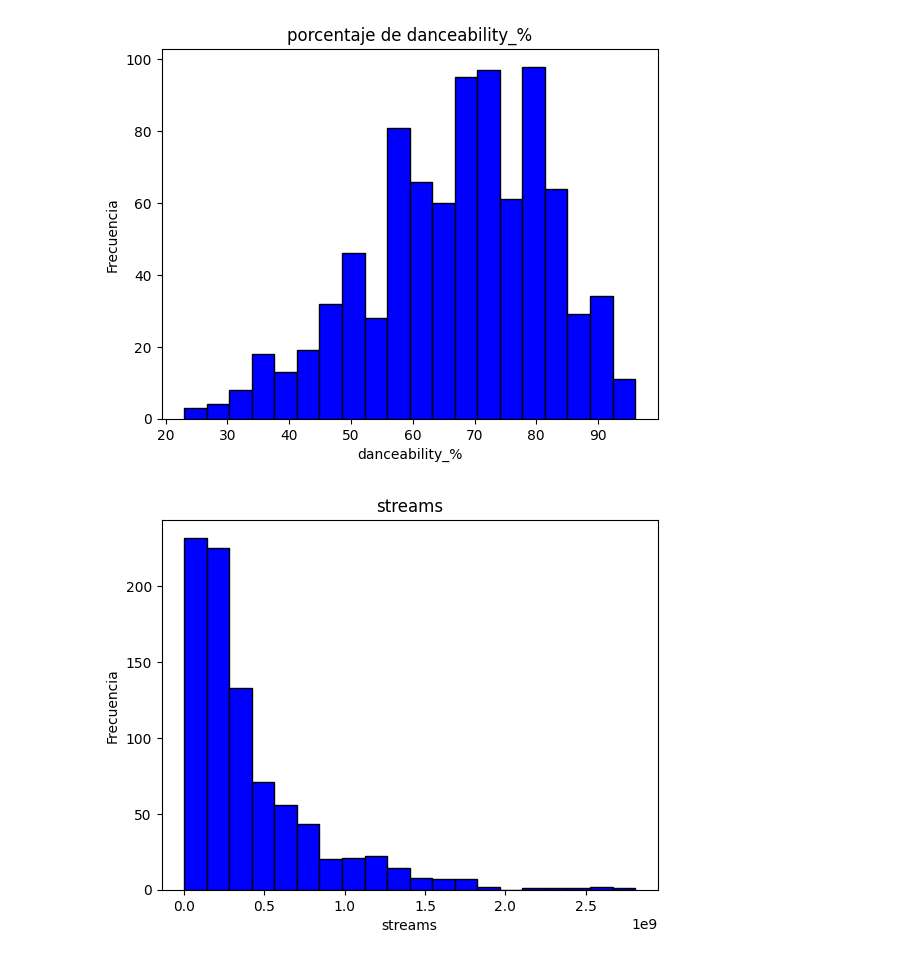
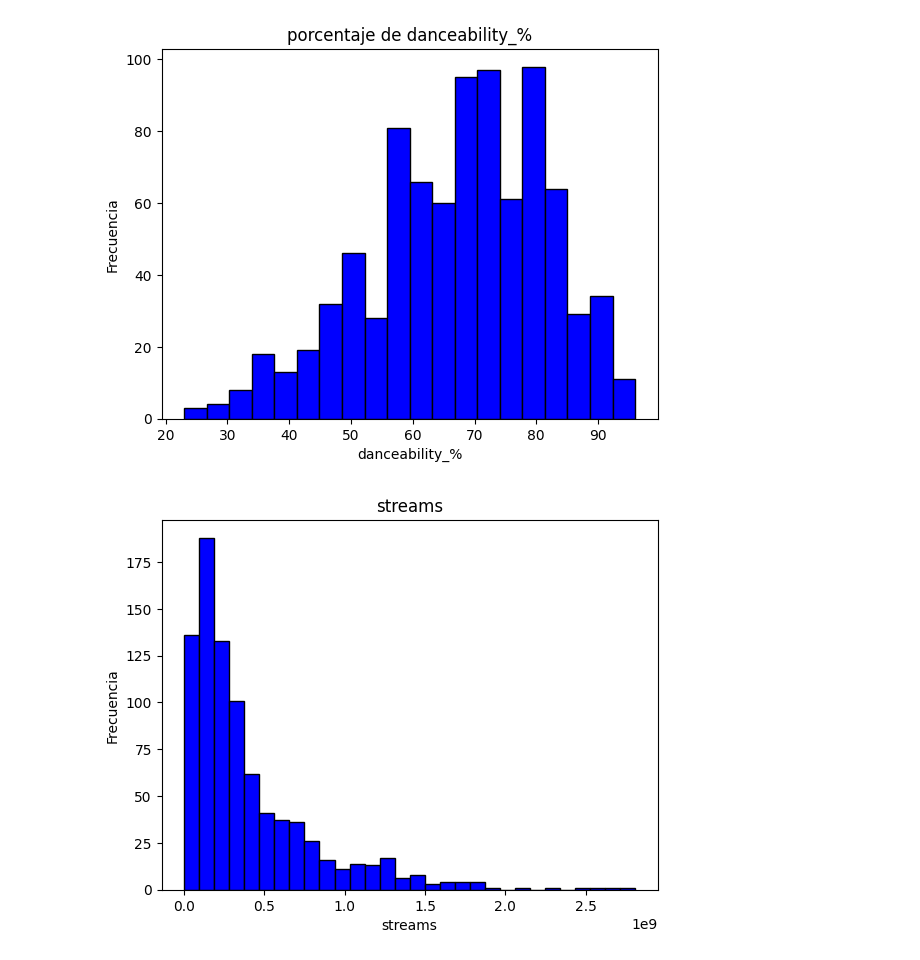
Before and after one commit to hugofmr/estadistica_edem, a Jupyter notebook: trabajo/andres.ipynb, the cells around one changed output. Drawn from its saved outputs; the diff is of its cells as text; code cells hidden in the pictures.

```diff
--- a/trabajo/andres.ipynb
+++ b/trabajo/andres.ipynb
@@ -231,10 +231,10 @@ plt.show()
 [figure]
 # %%
 # Histograma con dance
-plt.hist(df['streams'], bins=20, color='blue', edgecolor='black')
+plt.hist(df['streams'], bins=30, color='blue', edgecolor='black')
 plt.title('streams')
 plt.xlabel('streams')
 plt.ylabel('Frecuencia')
 plt.show()
 # %% [output]
-[figure, old version]
+[figure, new version]
```
Also changed, not shown: parts of 4 cells of this notebook.
